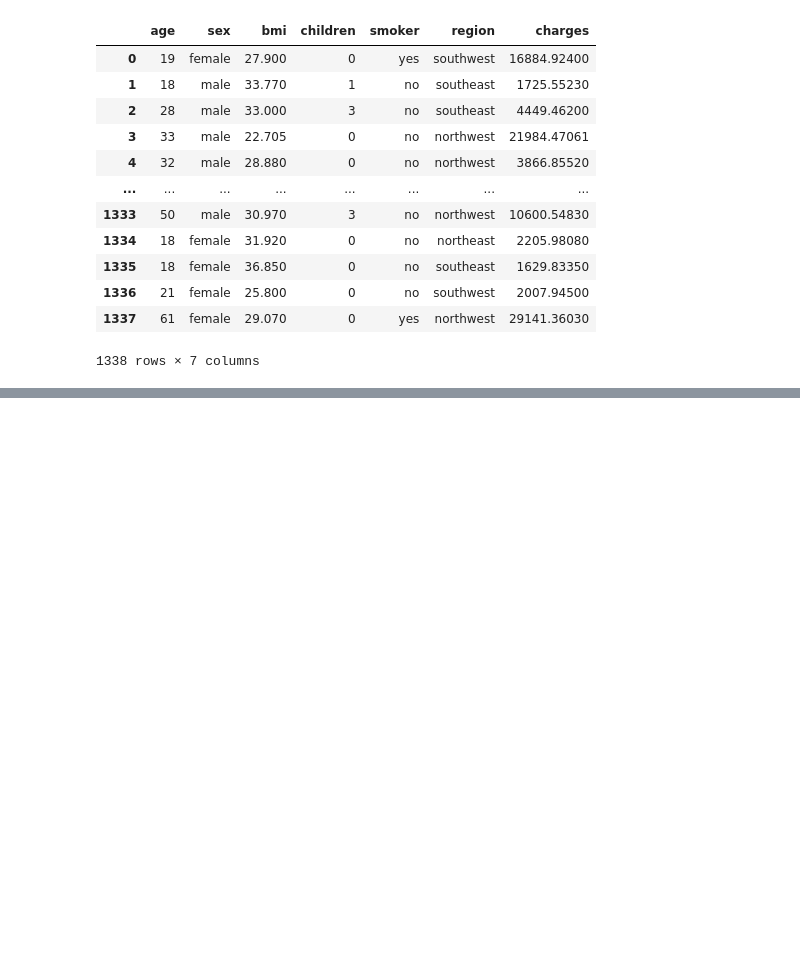
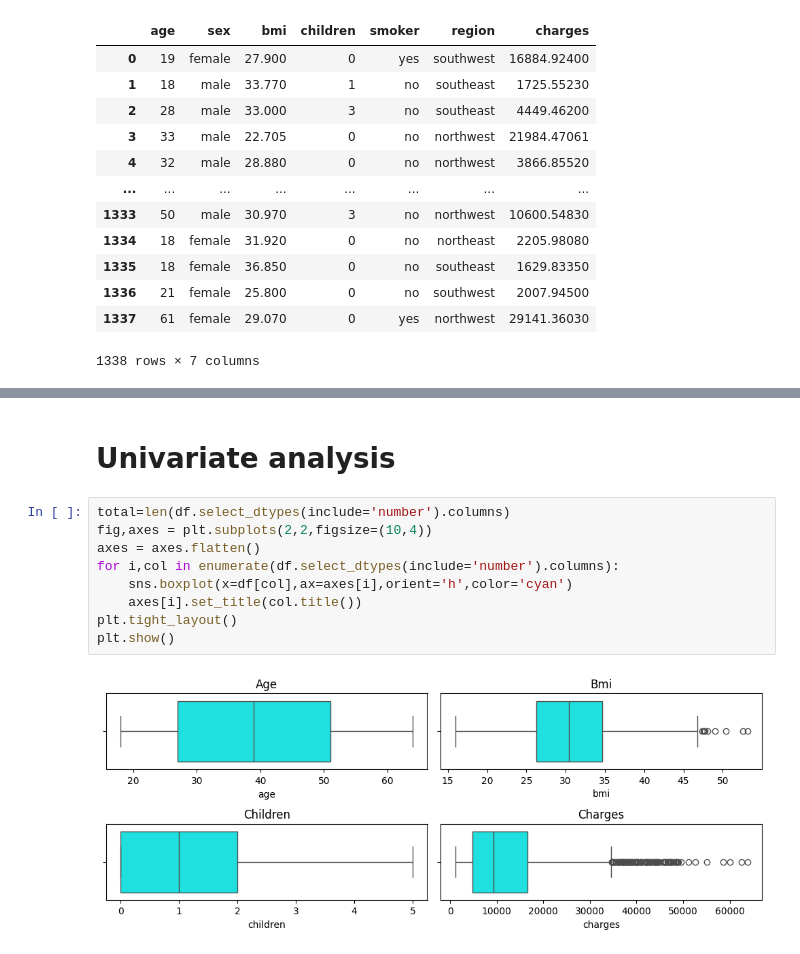
Before and after one commit to vishalgupta-git/Medical_Insurance_Cost_Prediction, a Jupyter notebook: notebook.ipynb, the cells around one changed output, grey strips where cells are left out. Drawn from its saved outputs; the diff is of its cells as text; blank space fills up the shorter version.

```diff
--- a/notebook.ipynb
+++ b/notebook.ipynb
@@ -30,0 +93,13 @@ df
+# %% [markdown]
+# Univariate analysis
+# %%
+total=len(df.select_dtypes(include='number').columns)
+fig,axes = plt.subplots(2,2,figsize=(10,4))
+axes = axes.flatten()
+for i,col in enumerate(df.select_dtypes(include='number').columns):
+    sns.boxplot(x=df[col],ax=axes[i],orient='h',color='cyan')
+    axes[i].set_title(col.title())
+plt.tight_layout()
+plt.show()
+# %% [output]
+[figure, added]
```
Also changed, not shown: parts of 12 cells of this notebook.
